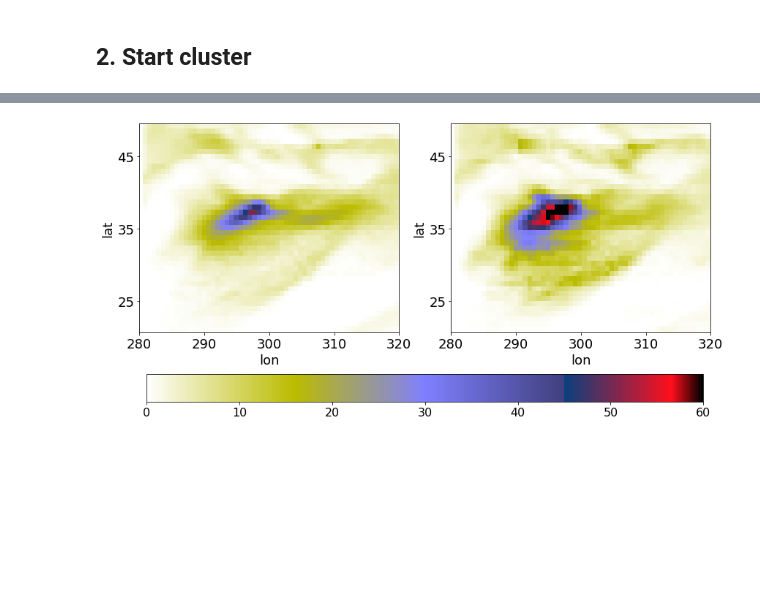
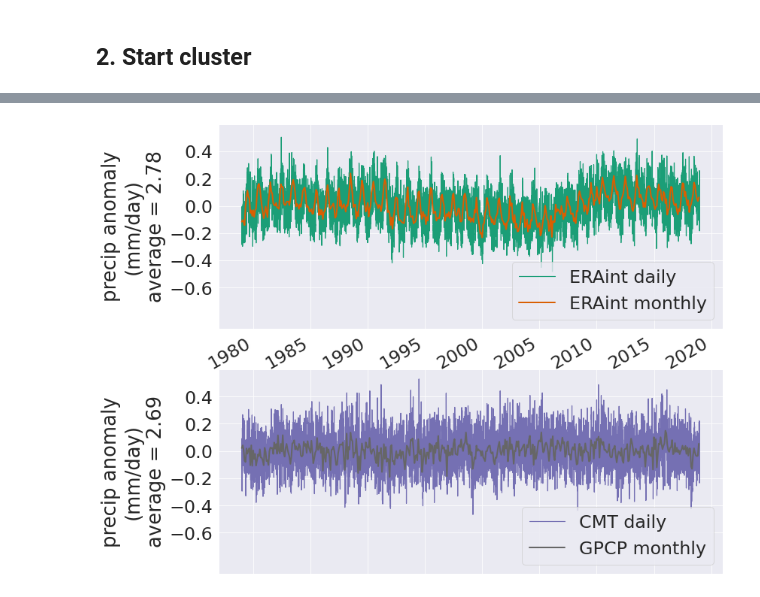
Before and after one commit to raphaeldussin/dev_forcings, a Jupyter notebook: precip_erainterim_correction_gpcp/Evaluation_results.ipynb, the cells around one changed output, grey strips where cells are left out. Cells and saved outputs as stored; diff of their text form; code cells hidden in the pictures; blank space fills up the shorter version.

```diff
--- a/precip_erainterim_correction_gpcp/Evaluation_results.ipynb
+++ b/precip_erainterim_correction_gpcp/Evaluation_results.ipynb
@@ -434,27 +197,0 @@ data_erai = (86400 * erai['precip']).isel(time=31).sel(lon=slice(280,320), lat=s
-# %%
-
-fig, axs = plt.subplots(ncols=2, figsize=[14,7])
-ax0 = axs[0]
-C0 = ax0.pcolormesh(data_erai.lon, data_erai.lat, data_erai.values.clip(min=0, max=60), vmin=0, vmax=60, cmap='gist_stern_r')
-ax0.set_xticks([280, 290, 300, 310, 320])
-ax0.set_xticklabels(labels=[280, 290, 300, 310, 320], fontsize=18)
-ax0.set_yticks([25, 35, 45])
-ax0.set_yticklabels(labels=[25, 35, 45], fontsize=18)
-ax0.set_xlabel('lon', fontsize=18)
-ax0.set_ylabel('lat', fontsize=18)
-ax1 = axs[1]
-C1 = ax1.pcolormesh(data_newp.lon, data_newp.lat, data_newp.values.clip(min=0, max=60), vmin=0, vmax=60, cmap='gist_stern_r')
-ax1.set_xticks([280, 290, 300, 310, 320])
-ax1.set_xticklabels(labels=[280, 290, 300, 310, 320], fontsize=18)
-ax1.set_yticks([25, 35, 45])
-ax1.set_yticklabels(labels=[25, 35, 45], fontsize=18)
-ax1.set_xlabel('lon', fontsize=18)
-ax1.set_ylabel('lat', fontsize=18)
-#plt.xticks(fontsize=18)
-#plt.yticks(fontsize=18)
-#plt.colorbar(C0)
-cbar = fig.colorbar(C0, ax=axs, orientation='horizontal', fraction=.1)
-cbar.ax.tick_params(labelsize=16)
-plt.savefig('snapshot.png', bbox_inches='tight')
-# %% [output]
-[figure, removed]
@@ -460,0 +228,37 @@ plt.savefig('snapshot.png', bbox_inches='tight')
+# %%
+glopre_daily_era = xr.open_dataset('avg_daily_precip_erainterim.nc')['precip']
+glopre_monthly_era = xr.open_dataset('avg_monthly_precip_erainterim.nc')['precip']
+glopre_monthly_gpcp = xr.open_dataset('avg_monthly_precip_gpcp.nc')['precip']
+glopre_daily_blend = xr.open_dataset('avg_daily_precip_blend.nc')['precip']
+glopre_daily_blend5x = xr.open_dataset('avg_daily_precip_blend5x.nc')['precip']
+glopre_daily_blend1y = xr.open_dataset('avg_daily_precip_blend1y.nc')['precip']
+# %%
+sns.set_theme()
+sns.set_style('dark')
+sns.set_context("paper", font_scale=2.7)
+
+fig, axs = plt.subplots(2, figsize=[12,11])
+mean_era = glopre_daily_era.mean(dim='time')
+cmean_era = "{:.2f}".format(mean_era.values)
+(glopre_daily_era - mean_era).plot(ax=axs[0], color=green, label='ERAint daily')
+(glopre_monthly_era - mean_era).plot(ax=axs[0], color=orange, linewidth=2, label='ERAint monthly')
+axs[0].set_xlabel("")
+axs[0].set_yticks([-0.6, -0.4, -0.2, 0., 0.2, 0.4])
+axs[0].set_ylim([-0.9,0.6])
+axs[0].legend(loc=4)
+axs[0].set_ylabel(f"precip anomaly\n(mm/day)\naverage = {cmean_era}")
+axs[0].grid()
+
+mean_gpcp = glopre_monthly_gpcp.mean(dim='time')
+cmean_gpcp = "{:.2f}".format(mean_gpcp.values)
+(glopre_daily_blend - mean_gpcp).plot(ax=axs[1], color=purple, label='CMT daily')
+(glopre_monthly_gpcp - mean_gpcp).plot(ax=axs[1], color=gray, linewidth=2, label='GPCP monthly')
+axs[1].set_xticklabels([])
+axs[1].set_yticks([-0.6, -0.4, -0.2, 0., 0.2, 0.4])
+axs[1].set_ylim([-0.9,0.6])
+axs[1].legend(loc=4)
+axs[1].set_xlabel("")
+axs[1].set_ylabel(f"precip anomaly\n(mm/day)\naverage = {cmean_gpcp}")
+axs[1].grid()
+# %% [output]
+[figure, added]
```
Also changed, not shown: parts of 92 cells of this notebook.
